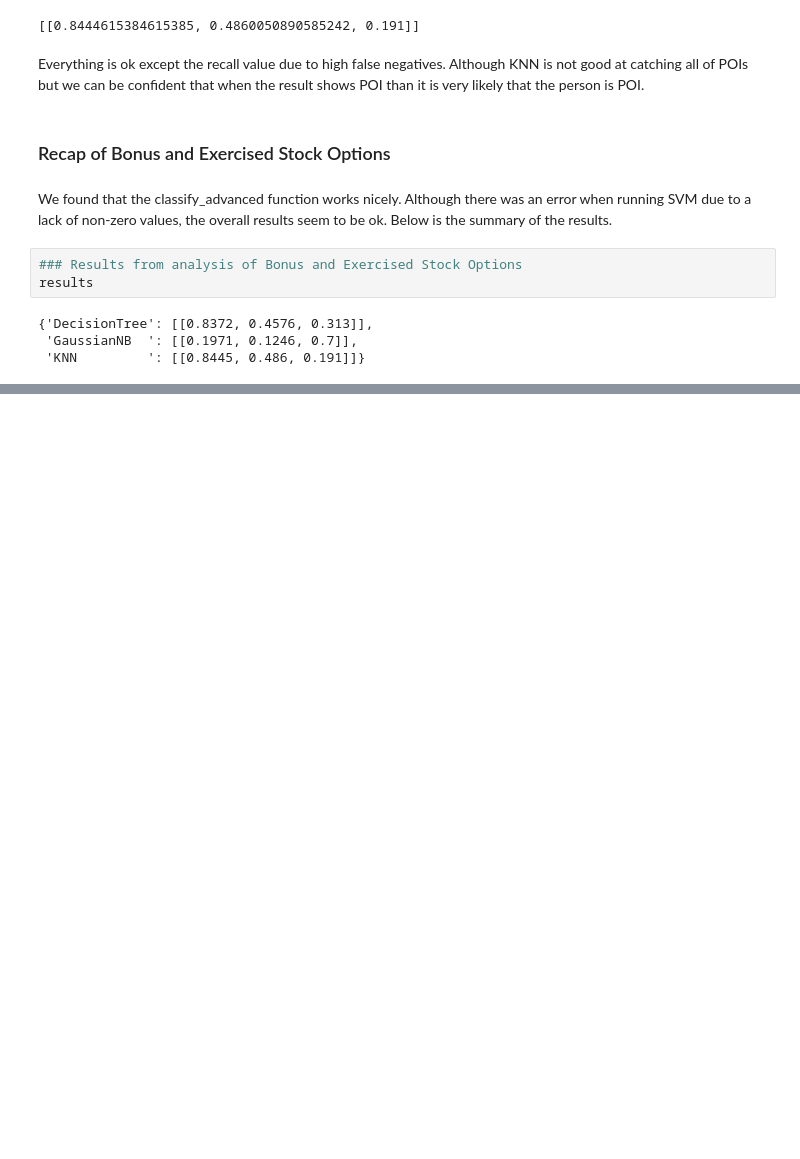
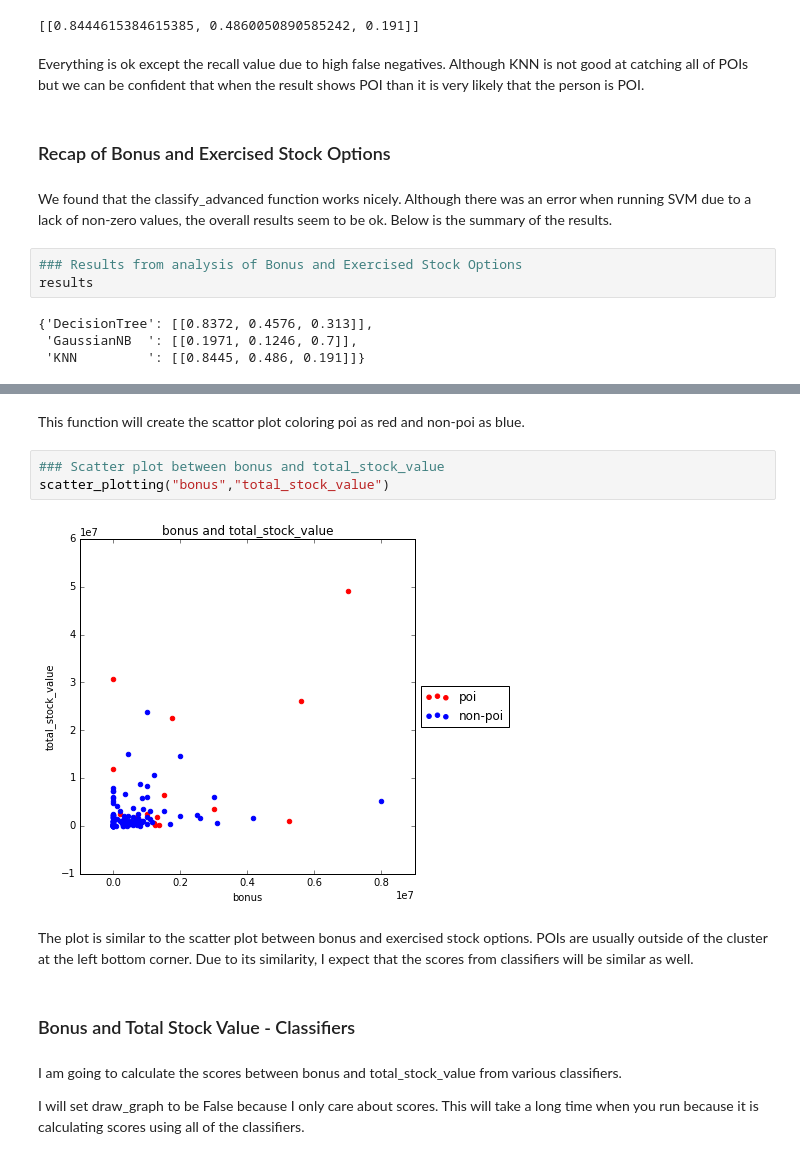
Before and after one commit to wonjunee/machine-learning, a Jupyter notebook: ud120-projects/final_project/final_project.ipynb, the cells around one changed output, grey strips where cells are left out. Saved outputs shown, nothing was run; the diff lists cells and outputs as text; blank space fills up the shorter version.

```diff
--- a/ud120-projects/final_project/final_project.ipynb
+++ b/ud120-projects/final_project/final_project.ipynb
@@ -802,0 +834,15 @@ KNN has the best accuracy and precision but it has the lowest recall. GaussianNB
+# %% [markdown]
+This function will create the scattor plot coloring poi as red and non-poi as blue.
+# %%
+### Scatter plot between bonus and total_stock_value
+scatter_plotting("bonus","total_stock_value")
+# %% [output]
+[figure, added]
+# %% [markdown]
+The plot is similar to the scatter plot between bonus and exercised stock options. POIs are usually outside of the cluster at the left bottom corner. Due to its similarity, I expect that the scores from classifiers will be similar as well.
+# %% [markdown]
+### Bonus and Total Stock Value - Classifiers
+# %% [markdown]
+I am going to calculate the scores between bonus and total_stock_value from various classifiers.
+
+I will set draw_graph to be False because I only care about scores. This will take a long time when you run because it is calculating scores using all of the classifiers.
```
Also changed, not shown: parts of 18 cells of this notebook.
